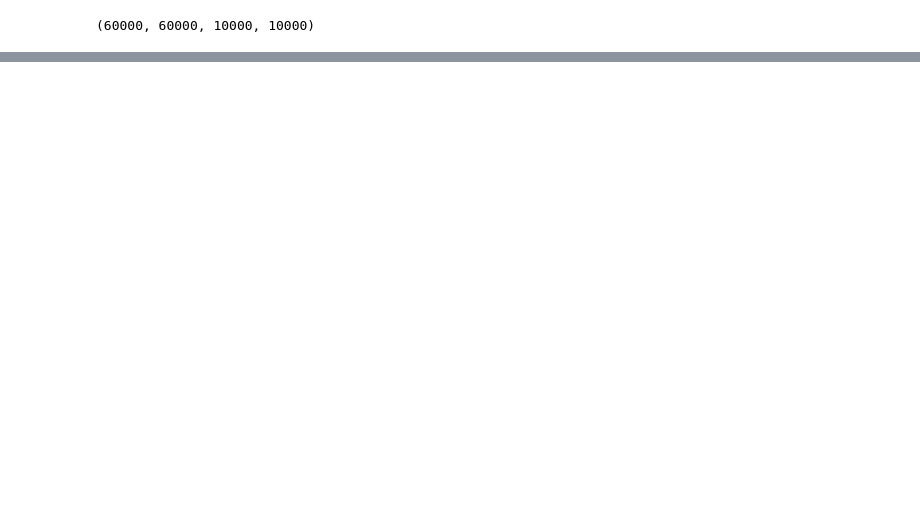
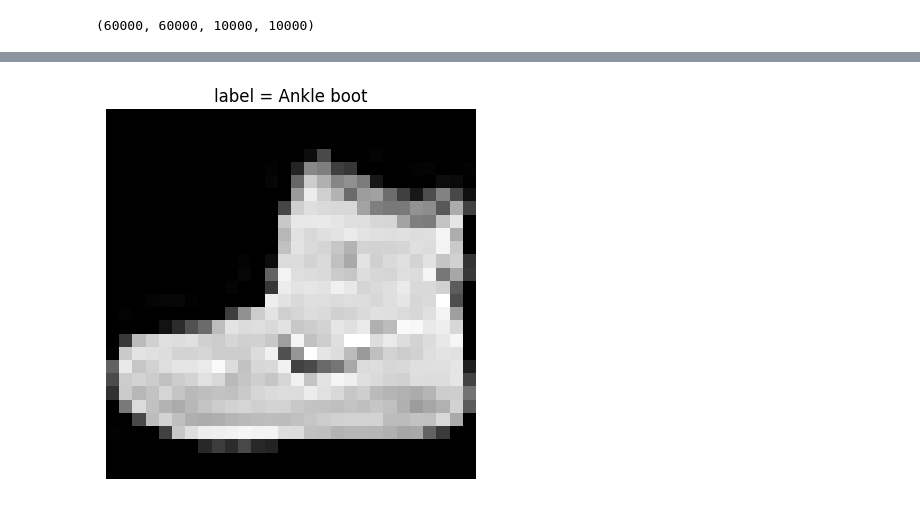
Before and after one commit to Maniacravi/pytorch-deep-learning, a Jupyter notebook: 03_pytorch_computer_vision_mani.ipynb, the cells around one changed output, grey strips where cells are left out. Saved outputs shown, nothing was run; the diff lists cells and outputs as text; code cells hidden in the pictures; blank space fills up the shorter version.

```diff
--- a/03_pytorch_computer_vision_mani.ipynb
+++ b/03_pytorch_computer_vision_mani.ipynb
@@ -495,13 +141,0 @@ Since we're working on a classification problem, let's bring in our [`helper_fun
-# %%
-import requests
-from pathlib import Path
-
-# Download helper functions from Learn PyTorch repo (if not already downloaded)
-if Path("helper_functions.py").is_file():
-  print("helper_functions.py already exists, skipping download")
-else:
-  print("Downloading helper_functions.py")
-  # Note: you need the "raw" GitHub URL for this to work
-  request = requests.get("https://raw.githubusercontent.com/mrdbourke/pytorch-deep-learning/main/helper_functions.py")
-  with open("helper_functions.py", "wb") as f:
-    f.write(request.content)
@@ -1961,0 +157,10 @@ All exercises should be completed using [device-agnostic code](https://pytorch.o
+# %%
+# Visualizing the data
+
+image, label = train_data[0]
+plt.imshow(image.squeeze(), cmap='gray')
+plt.title(f'label = {class_names[label]}')
+plt.axis(False)
+plt.show()
+# %% [output]
+[figure, added]
```
Also changed, not shown: parts of 133 cells of this notebook.
